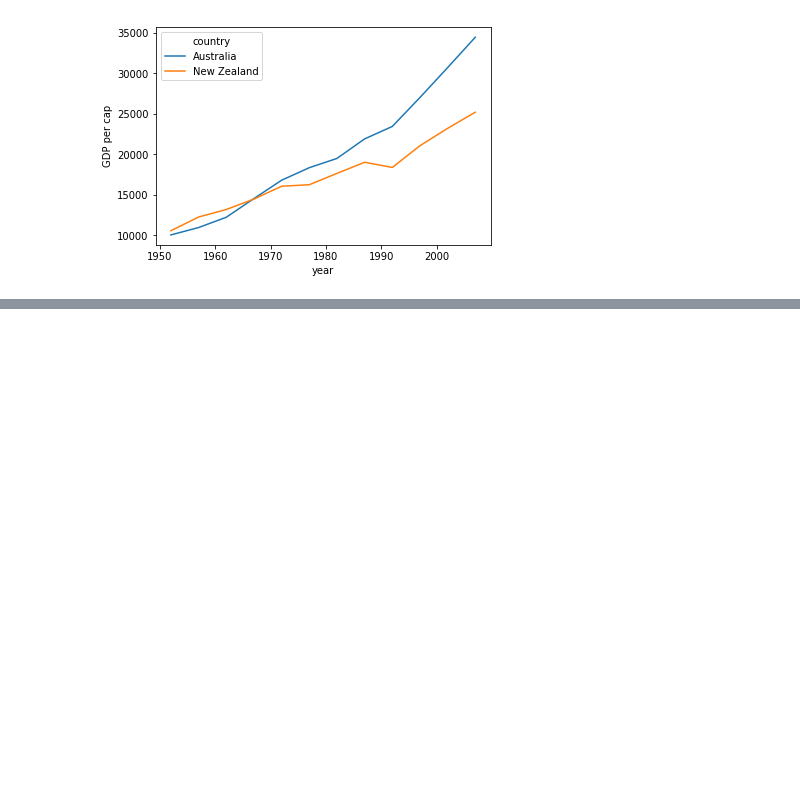
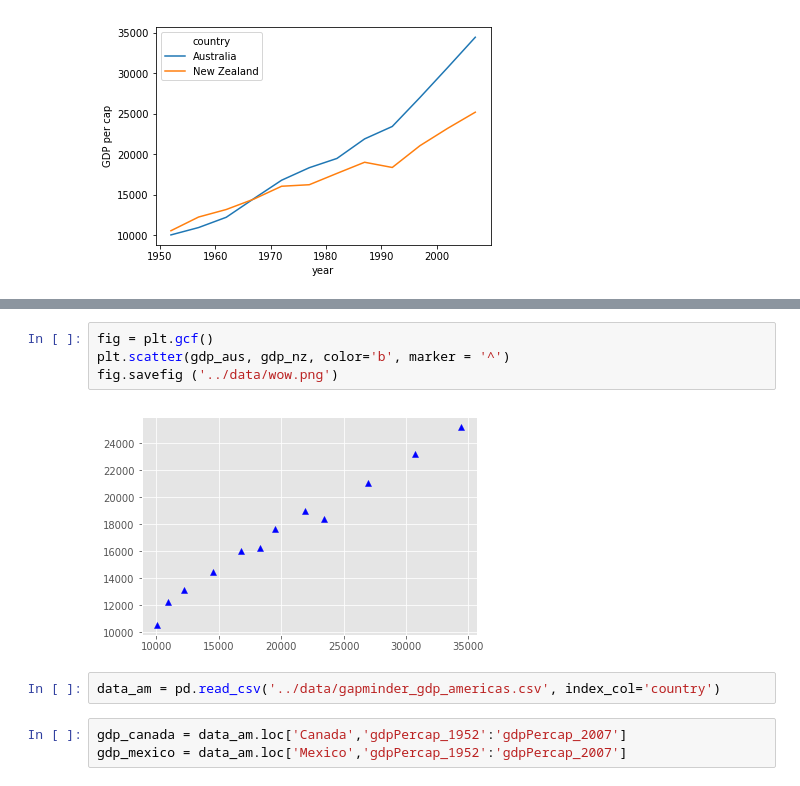
Before and after one commit to red25ar/Python-Day2, a Jupyter notebook: code/day2.py.ipynb, the cells around one changed output, grey strips where cells are left out. Drawn from its saved outputs; the diff is of its cells as text; blank space fills up the shorter version.

```diff
--- a/code/day2.py.ipynb
+++ b/code/day2.py.ipynb
@@ -112,0 +137,11 @@ Text(0.5,0,'year')
+# %%
+fig = plt.gcf()
+plt.scatter(gdp_aus, gdp_nz, color='b', marker = '^')
+fig.savefig ('../data/wow.png')
+# %% [output]
+[figure, added]
+# %%
+data_am = pd.read_csv('../data/gapminder_gdp_americas.csv', index_col='country')
+# %%
+gdp_canada = data_am.loc['Canada','gdpPercap_1952':'gdpPercap_2007']
+gdp_mexico = data_am.loc['Mexico','gdpPercap_1952':'gdpPercap_2007']
```
Also changed, not shown: parts of 12 cells of this notebook.
